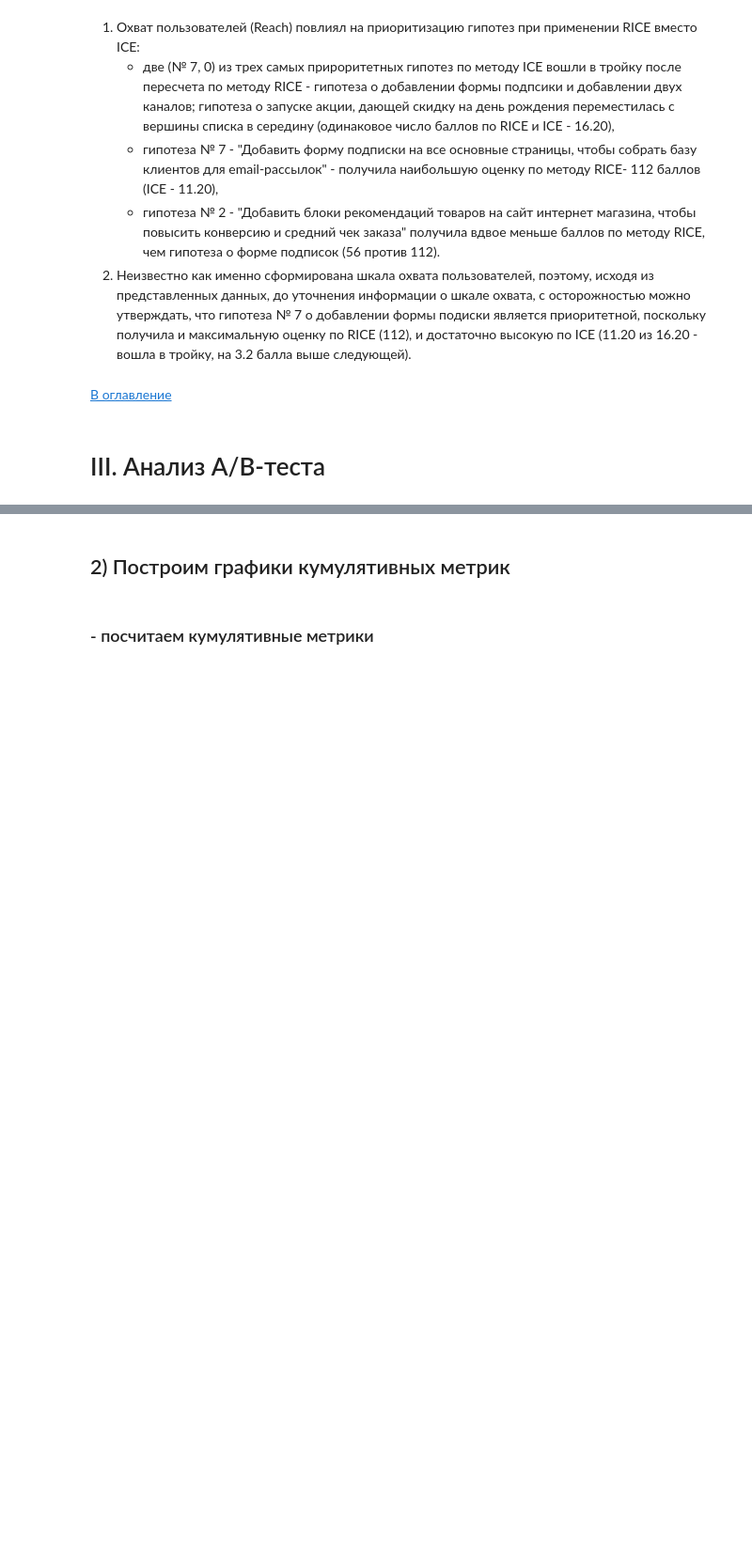
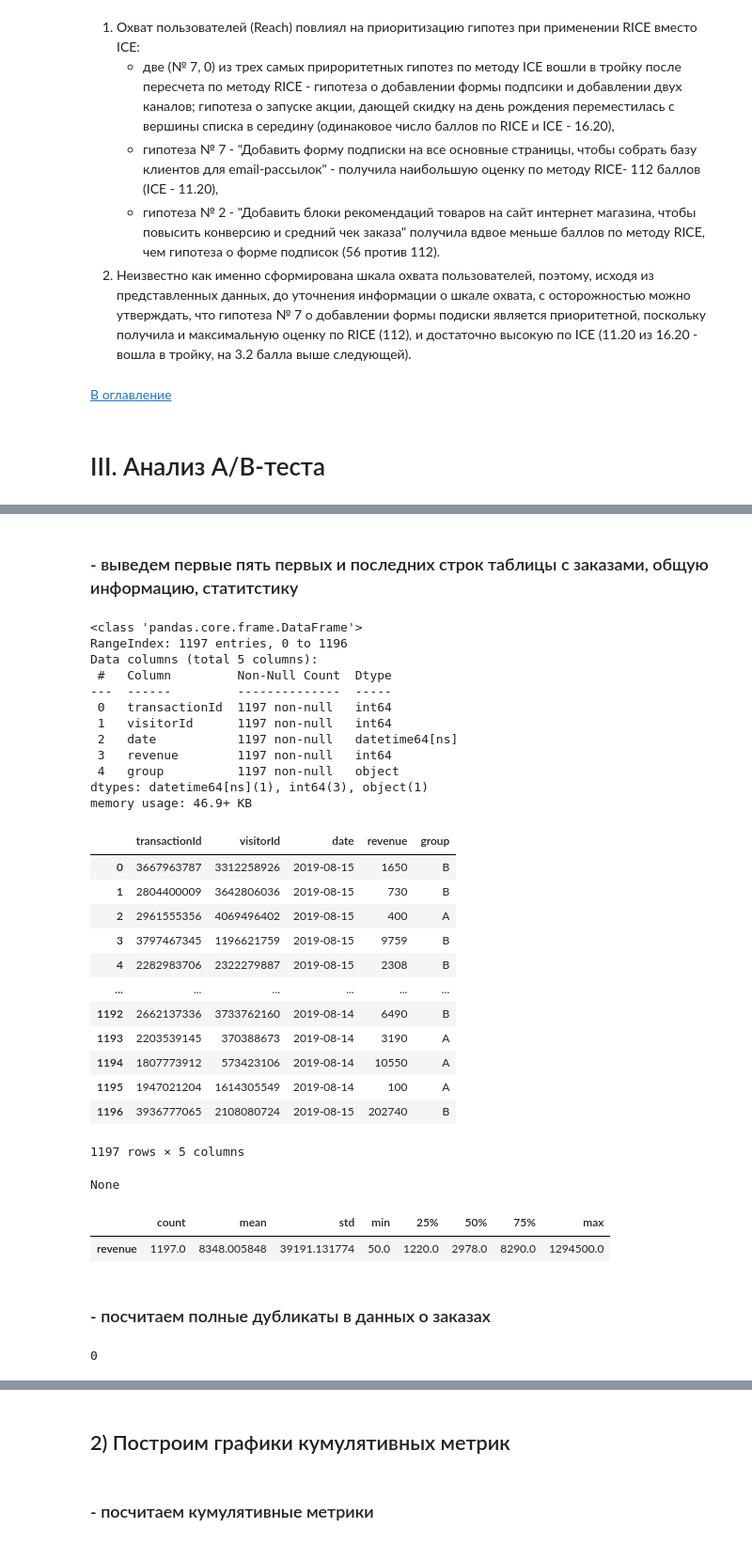
Before and after one commit to ikazman/practicum_da_projects, a Jupyter notebook: ab_testing/ab_testing.ipynb, the cells around one changed output, grey strips where cells are left out. Shown: that part at 94% size. Cells and saved outputs as stored; diff of their text form; code cells hidden in the pictures; blank space fills up the shorter version.

```diff
--- a/ab_testing/ab_testing.ipynb
+++ b/ab_testing/ab_testing.ipynb
@@ -120,0 +148,39 @@ reporter.orders.describe().T
+# %% [markdown]
+### - выведем первые пять первых и последних строк таблицы с заказами, общую информацию, статитстику
+# %%
+display(reporter.orders, reporter.orders.info(), reporter.orders[['revenue']].describe().T)
+# %% [output]
+<class 'pandas.core.frame.DataFrame'>
+RangeIndex: 1197 entries, 0 to 1196
+Data columns (total 5 columns):
+ #   Column         Non-Null Count  Dtype
+---  ------         --------------  -----
+ 0   transactionId  1197 non-null   int64
+ 1   visitorId      1197 non-null   int64
+ 2   date           1197 non-null   datetime64[ns]
+ 3   revenue        1197 non-null   int64
+ 4   group          1197 non-null   object
+dtypes: datetime64[ns](1), int64(3), object(1)
+memory usage: 46.9+ KB
+|  | transactionId | visitorId | date | revenue | group |
+| 0 | 3667963787 | 3312258926 | 2019-08-15 | 1650 | B |
+| 1 | 2804400009 | 3642806036 | 2019-08-15 | 730 | B |
+| 2 | 2961555356 | 4069496402 | 2019-08-15 | 400 | A |
+| 3 | 3797467345 | 1196621759 | 2019-08-15 | 9759 | B |
+| 4 | 2282983706 | 2322279887 | 2019-08-15 | 2308 | B |
+| ... | ... | ... | ... | ... | ... |
+| 1192 | 2662137336 | 3733762160 | 2019-08-14 | 6490 | B |
+| 1193 | 2203539145 | 370388673 | 2019-08-14 | 3190 | A |
+| 1194 | 1807773912 | 573423106 | 2019-08-14 | 10550 | A |
+| 1195 | 1947021204 | 1614305549 | 2019-08-14 | 100 | A |
+| 1196 | 3936777065 | 2108080724 | 2019-08-15 | 202740 | B |
+1197 rows × 5 columns
+None
+|  | count | mean | std | min | 25% | 50% | 75% | max |
+| revenue | 1197.0 | 8348.005848 | 39191.131774 | 50.0 | 1220.0 | 2978.0 | 8290.0 | 1294500.0 |
+# %% [markdown]
+### - посчитаем полные дубликаты в данных о заказах
+# %%
+(reporter.orders.duplicated() == True).sum()
+# %% [output]
+0
```
Also changed, not shown: parts of 30 cells of this notebook.
